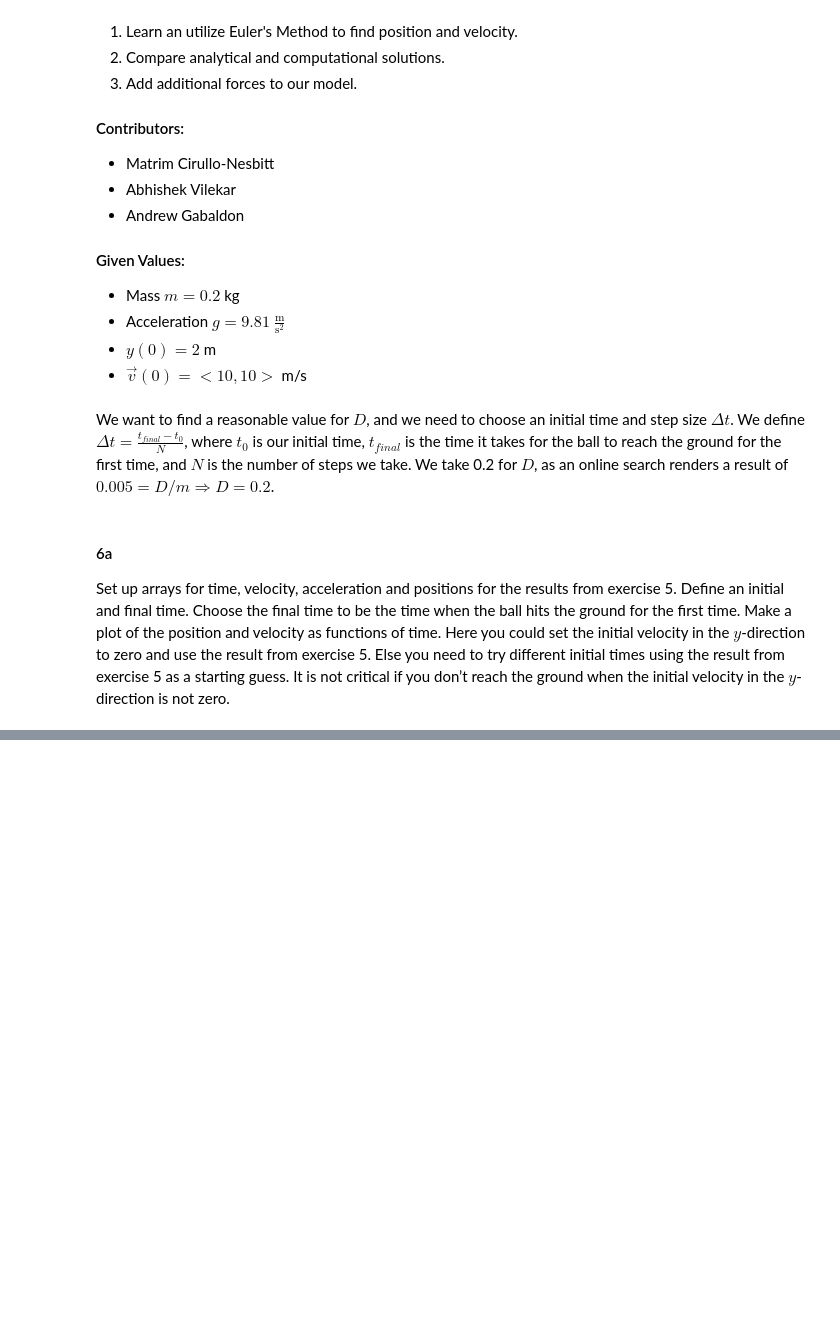
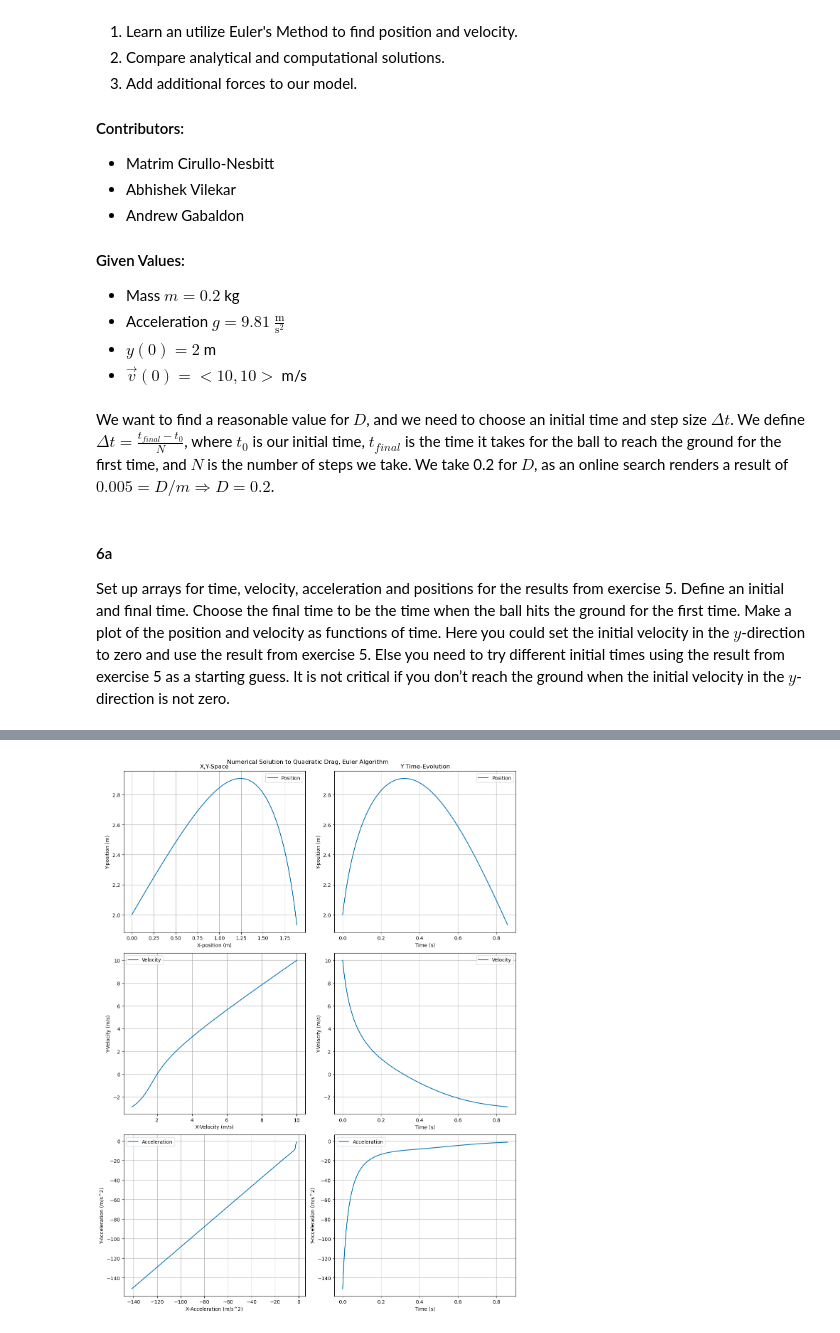
Before and after one commit to BruhddyTheThird/ProfCPisGoatedLib, a Jupyter notebook: HW III.ipynb, the cells around one changed output, grey strips where cells are left out. Cells and saved outputs as stored; diff of their text form; code cells hidden in the pictures; blank space fills up the shorter version.

```diff
--- a/HW III.ipynb
+++ b/HW III.ipynb
@@ -68,0 +110,87 @@ t_aray,delta_t = np.linspace(t_0,t_f,100,endpoint=True,retstep=True)
+# %%
+#Initialize given variables
+m = 0.2
+g = 9.81
+D = 0.2
+t_0 = 0
+t_f = 0.858
+N = 100
+t_aray,dt = np.linspace(t_0,t_f,N,endpoint=True,retstep=True)
+#gives 99 values between t_0 and t_f, along with t_f at
+# the end, and retstep=True outputs the step size to
+# dt.
+
+r_aray = np.zeros((N,2))
+v_aray = np.zeros((N,2))
+a_aray = np.zeros((N,2))
+
+r_aray[0] = [0,2]
+v_aray[0] = [10,10]
+a_aray[0] = [(-D*np.linalg.norm(v_aray[0])*v_aray[0][0])/m,
+             -g-(D*np.linalg.norm(v_aray[0])*v_aray[0][1])/m]
+#Define acceleration function
+def a_vec(v_vec):
+    return [
+        -D*np.linalg.norm(v_vec)*v_vec[0]*(1/m),
+        -g + -D*np.linalg.norm(v_vec)*v_vec[1]*(1/m)
+        ]
+
+for i in range(1,N):
+    r_aray[i] = r_aray[i-1]+v_aray[i-1]*dt
+    v_aray[i] = v_aray[i-1]+a_aray[i-1]*dt
+    a_aray[i] = a_vec(v_aray[i])
+#for loop that updates our stuff.
+
+r_aray = r_aray.transpose()
+v_aray = v_aray.transpose()
+a_aray = a_aray.transpose()
+
+#plot them
+fig, ax = plt.subplots(3,2,figsize=(12,16))
+fig.suptitle("Numerical Solution to Quadratic Drag, Euler Algorithm")
+
+ax[0][0].set_title("X,Y-Space")
+
+ax[0][0].plot(r_aray[0],r_aray[1], label ="Position")
+ax[0][0].set_ylabel("Y-position (m)")
+ax[0][0].set_xlabel("X-position (m)")
+ax[0][0].legend()
+ax[0][0].grid(True)
+
+ax[1][0].plot(v_aray[0],v_aray[1], label ="Velocity")
+ax[1][0].set_ylabel("Y-Velocity (m/s)")
+ax[1][0].set_xlabel("X-Velocity (m/s)")
+ax[1][0].legend()
+ax[1][0].grid(True)
+
+ax[2][0].plot(a_aray[0],a_aray[1], label ="Acceleration")
+ax[2][0].set_ylabel("Y-Acceleration (m/s^2)")
+ax[2][0].set_xlabel("X-Acceleration (m/s^2)")
+ax[2][0].legend()
+ax[2][0].grid(True)
+
+ax[0][1].set_title("Y Time-Evolution")
+
+ax[0][1].plot(t_aray,r_aray[1], label ="Position")
+ax[0][1].set_ylabel("Y-position (m)")
+ax[0][1].set_xlabel("Time (s)")
+ax[0][1].legend()
+ax[0][1].grid(True)
+
+ax[1][1].plot(t_aray,v_aray[1], label ="Velocity")
+ax[1][1].set_ylabel("Y-Velocity (m/s)")
+ax[1][1].set_xlabel("Time (s)")
+ax[1][1].legend()
+ax[1][1].grid(True)
+
+ax[2][1].plot(t_aray,a_aray[1], label ="Acceleration")
+ax[2][1].set_ylabel("Y-Acceleration (m/s^2)")
+ax[2][1].set_xlabel("Time (s)")
+ax[2][1].legend()
+ax[2][1].grid(True)
+
+
+plt.tight_layout()
+plt.show()
+# %% [output]
+[figure, added]
```
Also changed, not shown: parts of 8 cells of this notebook.
